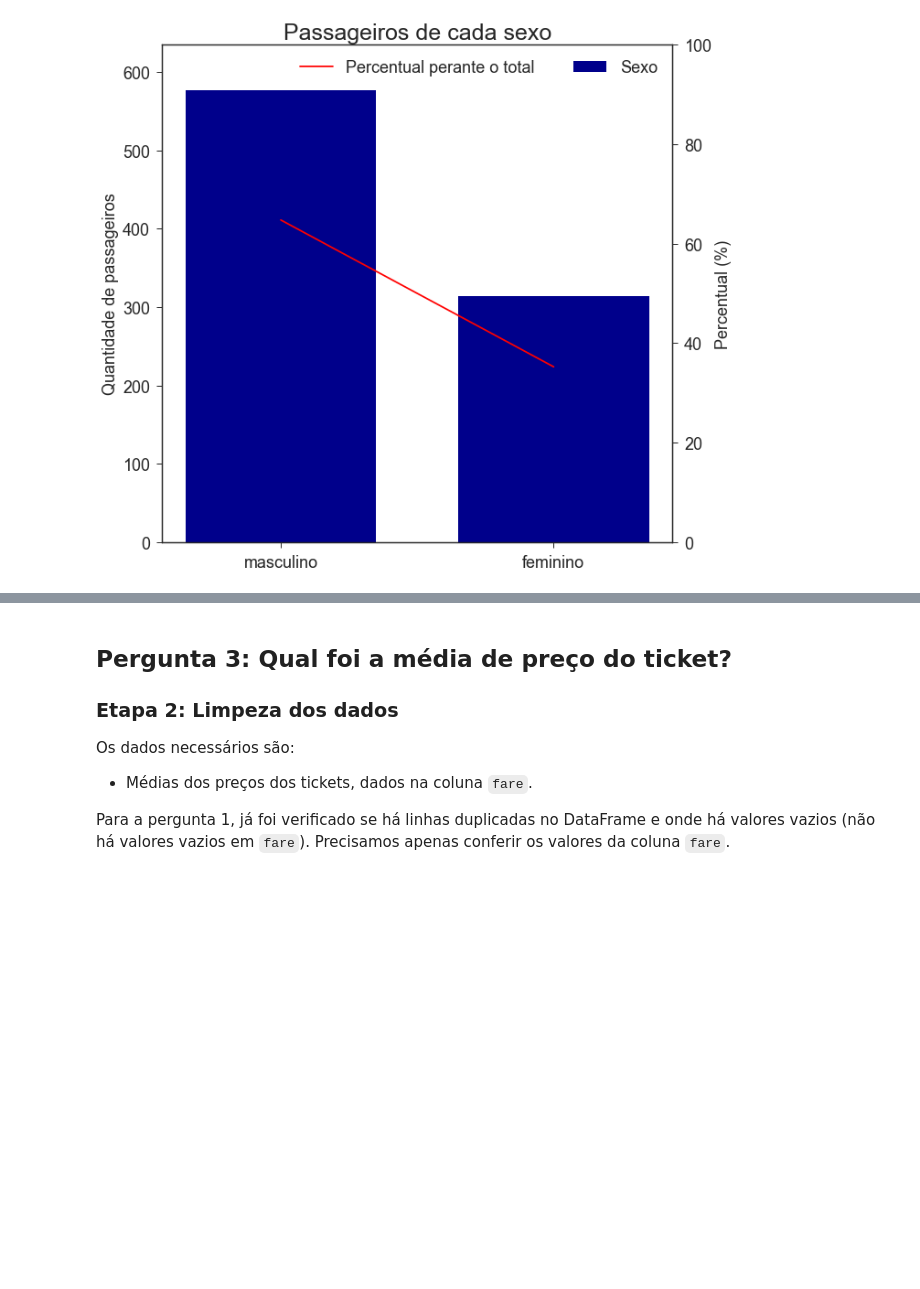
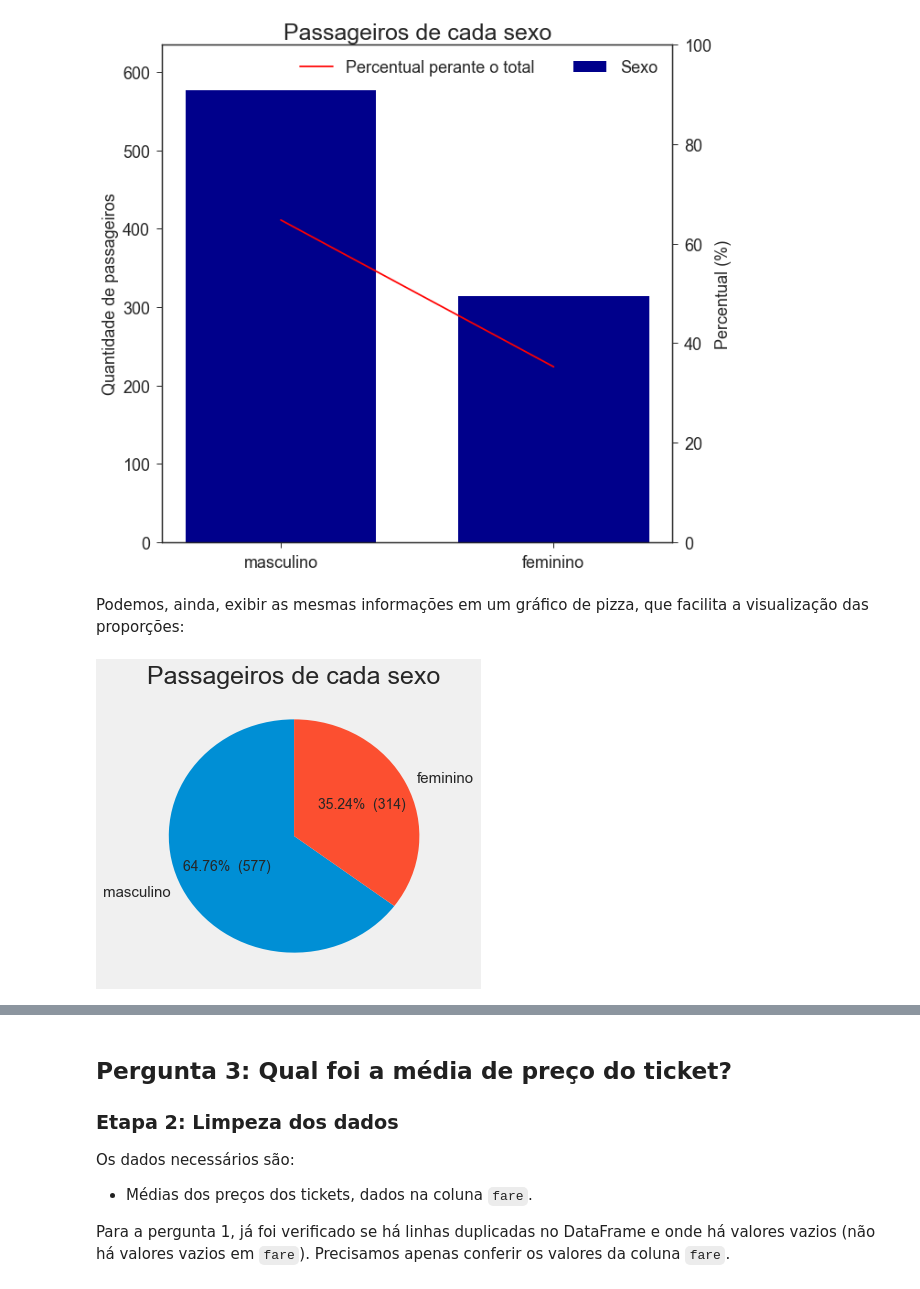
Before and after one commit to pedrohasantiago/udacity-titanic, a Jupyter notebook: analysis-report.ipynb, the cells around one changed output, grey strips where cells are left out. Cells and saved outputs as stored; diff of their text form; code cells hidden in the pictures; blank space fills up the shorter version.

Commit message:
Revisão: mais gráficos adicionados
Agora, temos pelo menos dois gráficos na fase de EDA de cada pergunta

```diff
--- a/analysis-report.ipynb
+++ b/analysis-report.ipynb
@@ -450,3 +443,32 @@ ax4.yaxis.label.set_size(18)
 mpl.pyplot.legend(prop={'size': 18}, loc = 9);
 # %% [output]
 [figure]
+# %% [markdown]
+Podemos, ainda, exibir as mesmas informações em um gráfico de pizza, que facilita a visualização das proporções:
+# %%
+fig, ax9 = mpl.pyplot.subplots(figsize=(5, 5))
+
+# Configurando variável necessária para o gráfico (etiquetas da pizza)
+def make_autopct(values):
+    """Cria função para criação de legendas com valores absolutos e proporcionais para um gráfico de pizza.
+    Argumentos:
+        values: valores numéricos que estão sendo usados para o gráfico de pizza.
+    Retorna: função a ser usada para o argumento "autopct" da função matplotlib.pyplot.pie(). O argumento resultará em uma string no modelo "{valor percentual}% (valor absoluto)".
+    """
+    def my_autopct(pct):
+        total = sum(values)
+        val = int(round(pct*total/100.0))
+        return '{p:.2f}%  ({v:d})'.format(p=pct,v=val)
+    return my_autopct
+
+# Chamando o gráfico
+patches, texts, autotexts = mpl.pyplot.pie(eixo_y2, labels=sex_data.index.values.tolist(),
+    autopct=make_autopct(eixo_y2),
+    shadow=False, startangle=90);
+
+# Estilo do gráfico
+mpl.pyplot.title('Passageiros de cada sexo', fontsize=25) # Título do gráfico
+mpl.style.use('fivethirtyeight') # O Searborn não suporta gráficos de pizza, então usamos este modelo padrão do Matplotlib.
+texts = [ _.set_fontsize(15) for _ in texts ] # Aumenta as etiquetas da pizza
+# %% [output]
+[figure, added]
```
Also changed, not shown: parts of 25 cells of this notebook, 1 other file.
